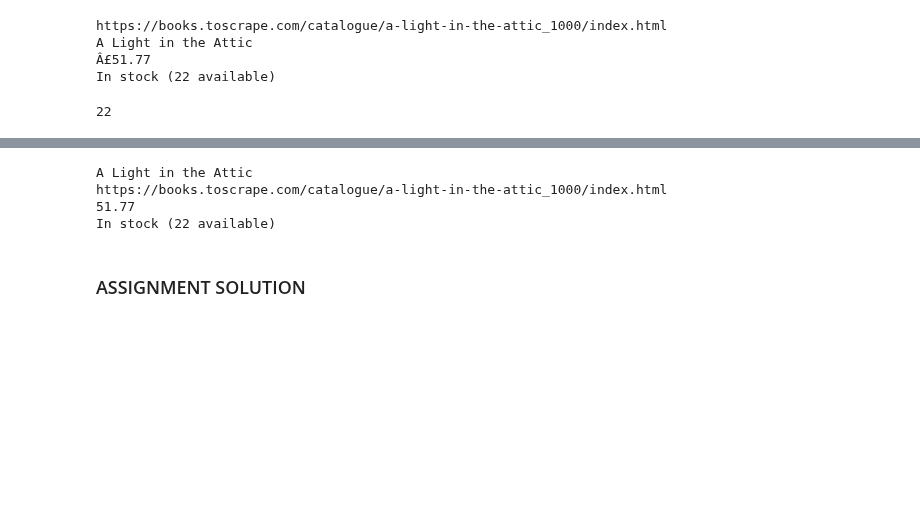
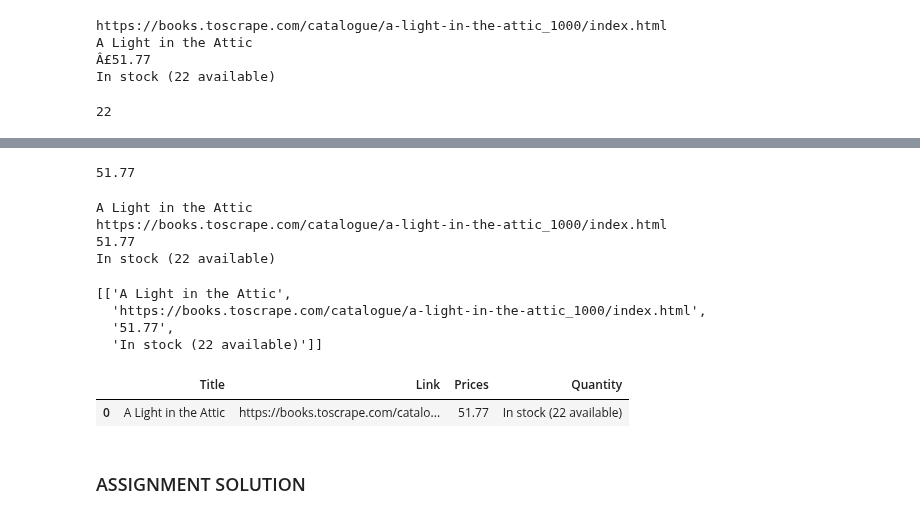
Before and after one commit to AkashKumarSingh11032001/Coding_Ninja_DataScience_Course, a Jupyter notebook: 23. Web Scraping - BeautifulSoup/BookScraping.ipynb, the cells around one changed output, grey strips where cells are left out. Drawn from its saved outputs; the diff is of its cells as text; code cells hidden in the pictures; blank space fills up the shorter version.

```diff
--- a/23. Web Scraping - BeautifulSoup/BookScraping.ipynb
+++ b/23. Web Scraping - BeautifulSoup/BookScraping.ipynb
@@ -241,10 +235,0 @@ print(price)
-# %%
-print(title)
-print(comp)
-print(price)
-print(stock)
-# %% [output]
-A Light in the Attic
-https://books.toscrape.com/catalogue/a-light-in-the-attic_1000/index.html
-51.77
-In stock (22 available)
@@ -253,0 +236,31 @@ book.det.append
+# %%
+price = re.search('[\d.]+',price).group()
+print(price)
+# %% [output]
+51.77
+# %%
+print(title)
+print(comp)
+print(price)
+print(stock)
+# %% [output]
+A Light in the Attic
+https://books.toscrape.com/catalogue/a-light-in-the-attic_1000/index.html
+51.77
+In stock (22 available)
+# %%
+book_det = []
+book_det.append([title,comp,price,stock])
+book_det
+# %% [output]
+[['A Light in the Attic',
+  'https://books.toscrape.com/catalogue/a-light-in-the-attic_1000/index.html',
+  '51.77',
+  'In stock (22 available)']]
+# %%
+import pandas as pd
+df = pd.DataFrame(book_det,columns = ["Title","Link","Prices","Quantity"])
+df
+# %% [output]
+|  | Title | Link | Prices | Quantity |
+| 0 | A Light in the Attic | https://books.toscrape.com/catalo... | 51.77 | In stock (22 available) |
```
Also changed, not shown: parts of 3 cells of this notebook.
